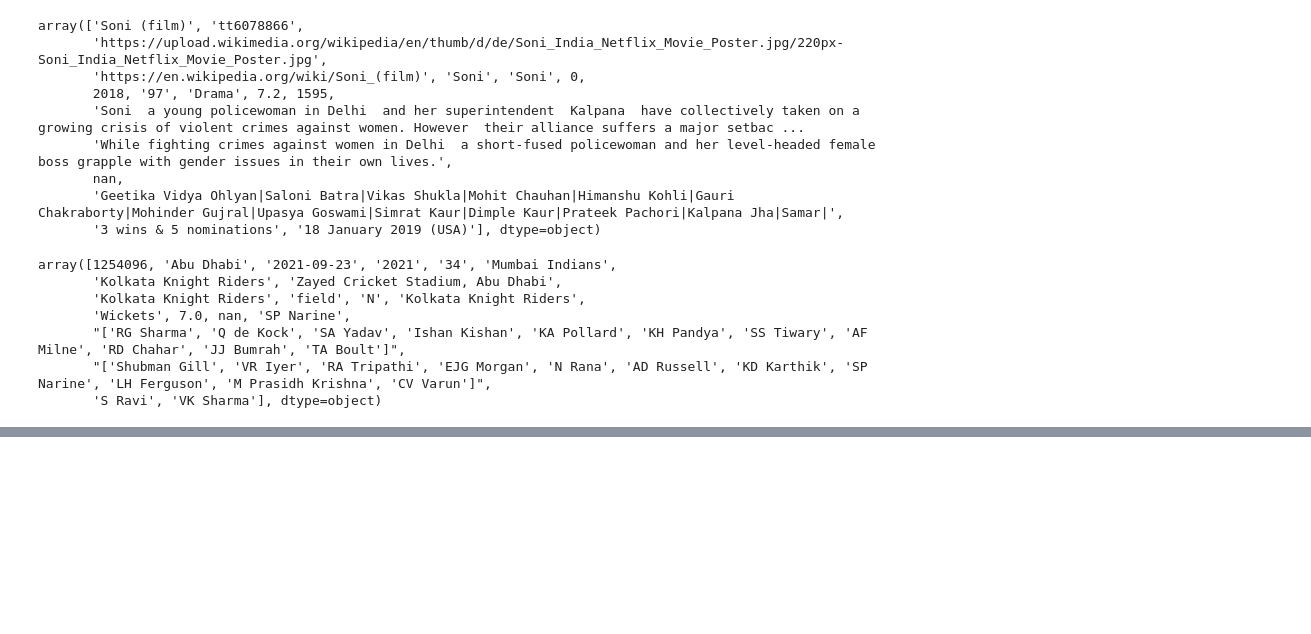
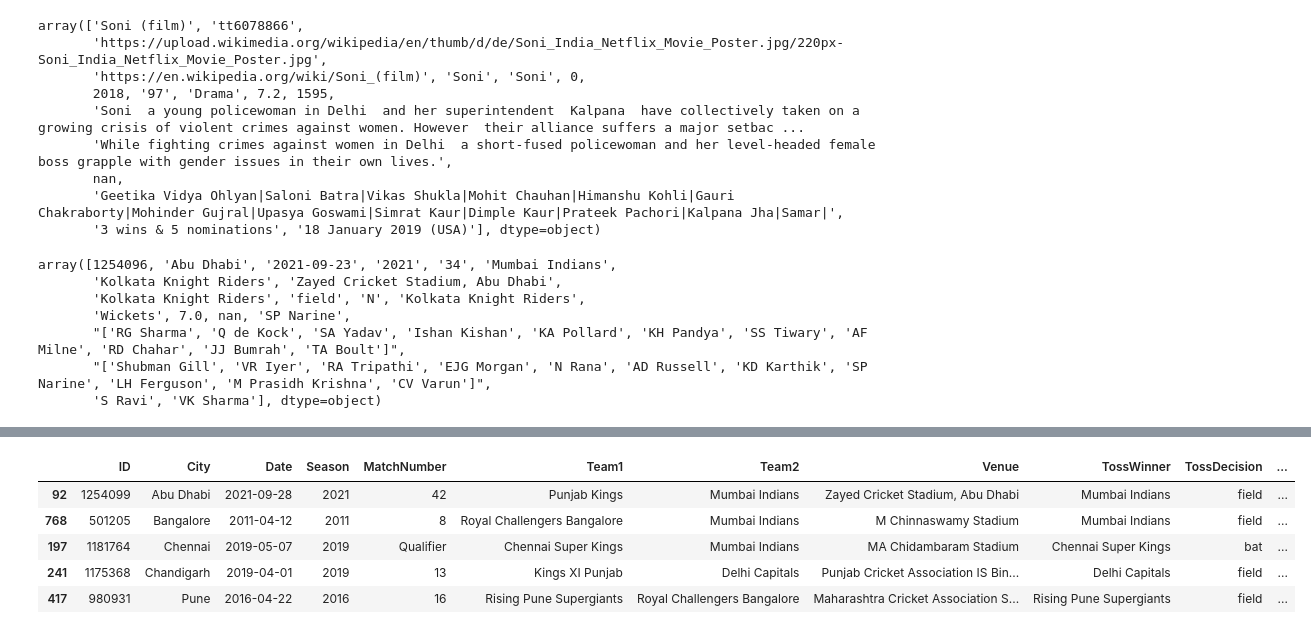
Before and after one commit to sanjogbhalla16/Numpy-and-Pandas-CampusX, a Jupyter notebook: Day5-Pandas-Session-Two-CampusX.ipynb, the cells around one changed output, grey strips where cells are left out. Drawn from its saved outputs; the diff is of its cells as text; code cells hidden in the pictures; blank space fills up the shorter version.

```diff
--- a/Day5-Pandas-Session-Two-CampusX.ipynb
+++ b/Day5-Pandas-Session-Two-CampusX.ipynb
@@ -152,0 +170,11 @@ array([1254096, 'Abu Dhabi', '2021-09-23', '2021', '34', 'Mumbai Indians',
+# %%
+# sample
+
+ipl.sample(5)
+# %% [output]
+|  | ID | City | Date | Season | MatchNumber | Team1 | Team2 | Venue | TossWinner | TossDecision | ... |
+| 92 | 1254099 | Abu Dhabi | 2021-09-28 | 2021 | 42 | Punjab Kings | Mumbai Indians | Zayed Cricket Stadium, Abu Dhabi | Mumbai Indians | field | ... |
+| 768 | 501205 | Bangalore | 2011-04-12 | 2011 | 8 | Royal Challengers Bangalore | Mumbai Indians | M Chinnaswamy Stadium | Mumbai Indians | field | ... |
+| 197 | 1181764 | Chennai | 2019-05-07 | 2019 | Qualifier | Chennai Super Kings | Mumbai Indians | MA Chidambaram Stadium | Chennai Super Kings | bat | ... |
+| 241 | 1175368 | Chandigarh | 2019-04-01 | 2019 | 13 | Kings XI Punjab | Delhi Capitals | Punjab Cricket Association IS Bin... | Delhi Capitals | field | ... |
+| 417 | 980931 | Pune | 2016-04-22 | 2016 | 16 | Rising Pune Supergiants | Royal Challengers Bangalore | Maharashtra Cricket Association S... | Rising Pune Supergiants | field | ... |
```
Also changed, not shown: parts of 23 cells of this notebook.
